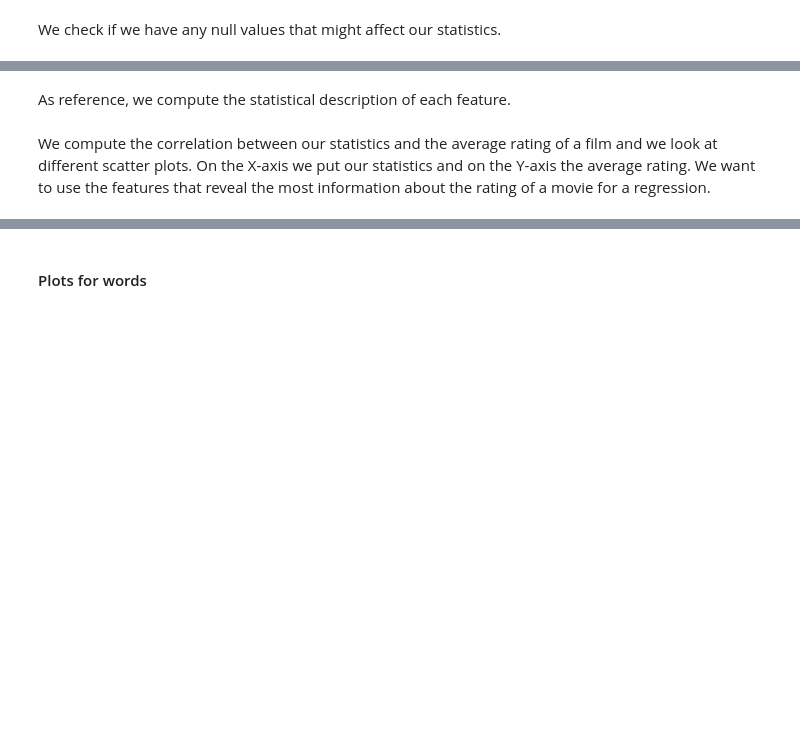
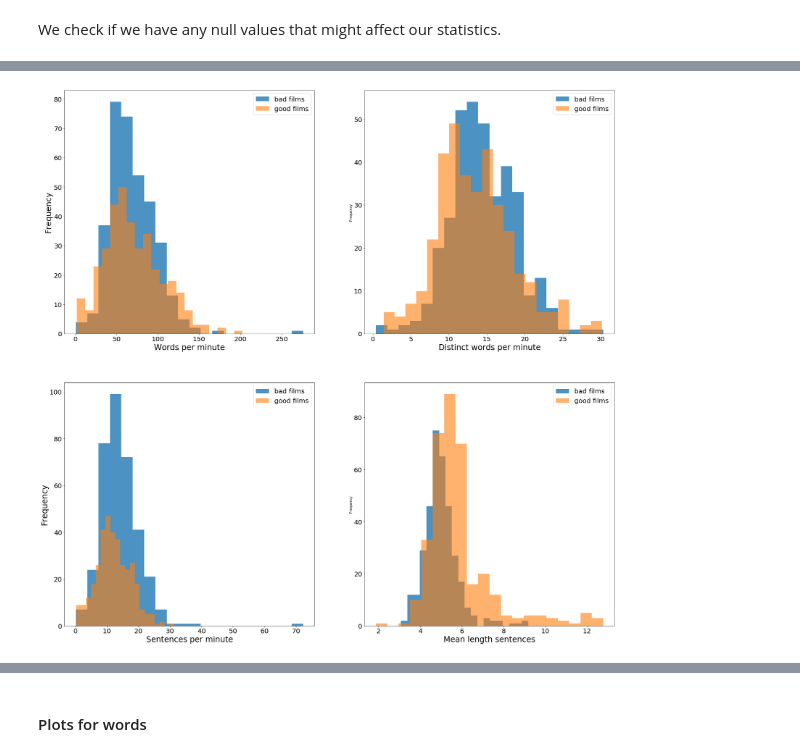
Before and after one commit to Xabitsuki/adamax, a Jupyter notebook: NotebookFinal.ipynb, the cells around one changed output, grey strips where cells are left out. Cells and saved outputs as stored; diff of their text form; code cells hidden in the pictures; blank space fills up the shorter version.

```diff
--- a/NotebookFinal.ipynb
+++ b/NotebookFinal.ipynb
@@ -679,2 +765,0 @@ print("Number of good movies: {}".format(good_movies["tconst"].count()))
-# %% [markdown]
-As reference, we compute the statistical description of each feature.
@@ -683,2 +766,57 @@ df_words_ratings_pd.describe()
-# %% [markdown]
-We compute the correlation between our statistics and the average rating of a film and we look at different scatter plots. On the X-axis we put our statistics and on the Y-axis the average rating. We want to use the features that reveal the most information about the rating of a movie for a regression.
+# %%
+
+fig, axes = plt.subplots(nrows=2,
+                         ncols=2,
+                         figsize=(30,30))
+
+bad_movies["words_per_min"].plot.hist(
+                         ax=axes[0,0],
+                         fontsize=20, alpha=0.8, label="bad films", bins=20)
+good_movies["words_per_min"].plot(kind="hist",
+                         ax=axes[0,0],
+                         fontsize=20,
+                         alpha=0.6, label="good films",bins=20)
+bad_movies["distinct_words_per_min"].plot.hist(
+                         ax=axes[0,1],
+                         fontsize=20, alpha=0.8,  label="bad films", bins=20)
+good_movies["distinct_words_per_min"].plot(kind="hist",
+                         ax=axes[0,1],
+                         fontsize=20,
+                         alpha=0.6, label="good films", bins=20)
+bad_movies["sentences_per_min"].plot.hist(
+                         ax=axes[1,0],
+                         fontsize=20, alpha=0.8,  label="bad films", bins=20)
+good_movies["sentences_per_min"].plot(kind="hist",
+                         ax=axes[1,0],
+                         fontsize=20,
+                         alpha=0.6, label="good films", bins=20)
+bad_movies["mean_length_sentences"].plot.hist(
+                         ax=axes[1,1],
+                         fontsize=20, alpha=0.8,  label="bad films", bins=20)
+good_movies["mean_length_sentences"].plot(kind="hist",
+                         ax=axes[1,1],
+                         fontsize=20,
+                         alpha=0.6, label="good films", bins=20)
+
+
+axes[0,0].set_xlabel("Words per minute",
+                     fontsize=24)
+axes[0,1].set_xlabel("Distinct words per minute",
+                     fontsize=24)
+axes[1,0].set_xlabel("Sentences per minute",
+                     fontsize=24)
+axes[1,1].set_xlabel("Mean length sentences",
+                     fontsize=24)
+
+
+axes[0,0].set_ylabel("Frequency",
+                     fontsize=24)
+axes[1,0].set_ylabel("Frequency",
+                     fontsize=24);
+
+axes[0,0].legend(loc="upper right", fontsize=20)
+axes[0,1].legend(loc="upper right", fontsize=20)
+axes[1,0].legend(loc="upper right", fontsize=20)
+axes[1,1].legend(loc="upper right", fontsize=20);
+# %% [output]
+[figure, added]
```
Also changed, not shown: parts of 17 cells of this notebook.
